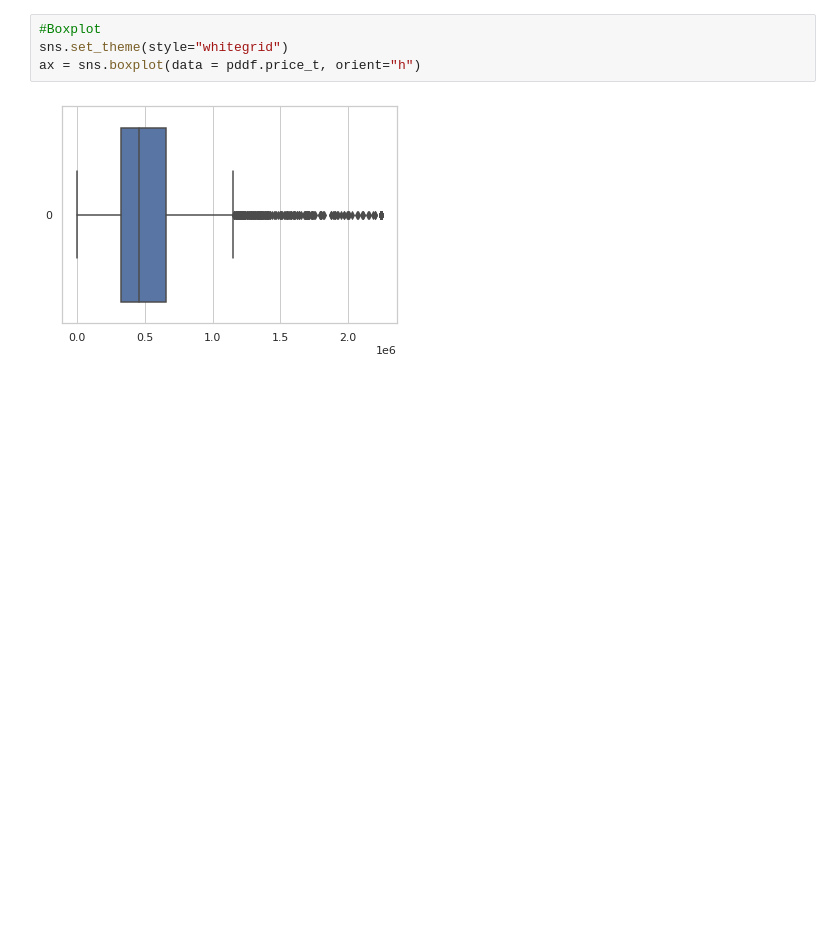
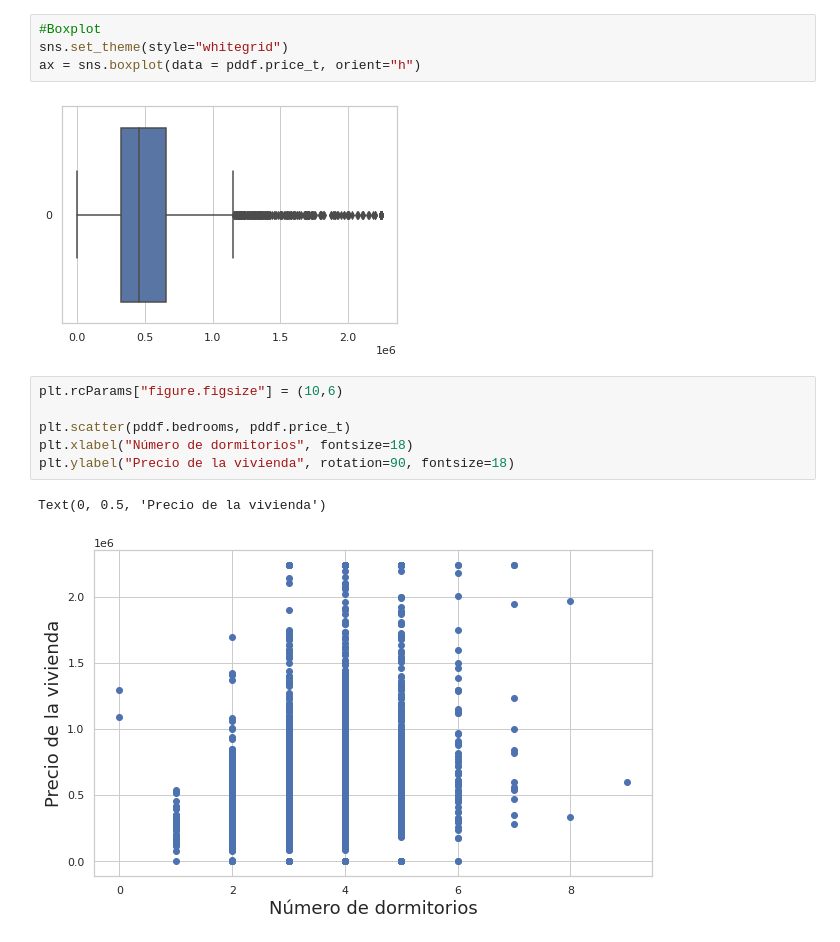
Before and after one commit to JCaballerot/Data_science_for_business, a Jupyter notebook: regresion_lineal/sidney_data_housing.ipynb, the cells around one changed output. Cells and saved outputs as stored; diff of their text form; blank space fills up the shorter version.

```diff
--- a/regresion_lineal/sidney_data_housing.ipynb
+++ b/regresion_lineal/sidney_data_housing.ipynb
@@ -70,3 +45,12 @@ sns.set_theme(style="whitegrid")
 ax = sns.boxplot(data = pddf.price_t, orient="h")
 # %% [output]
 [figure]
+# %%
+plt.rcParams["figure.figsize"] = (10,6)
+
+plt.scatter(pddf.bedrooms, pddf.price_t)
+plt.xlabel("Número de dormitorios", fontsize=18)
+plt.ylabel("Precio de la vivienda", rotation=90, fontsize=18)
+# %% [output]
+Text(0, 0.5, 'Precio de la vivienda')
+[figure, added]
```
Also changed, not shown: parts of 6 cells of this notebook.
